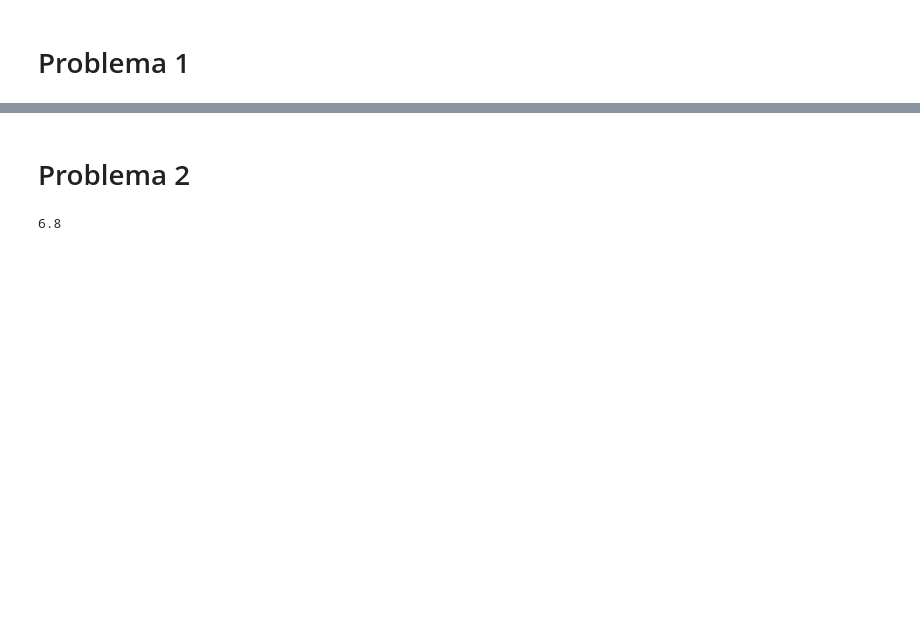
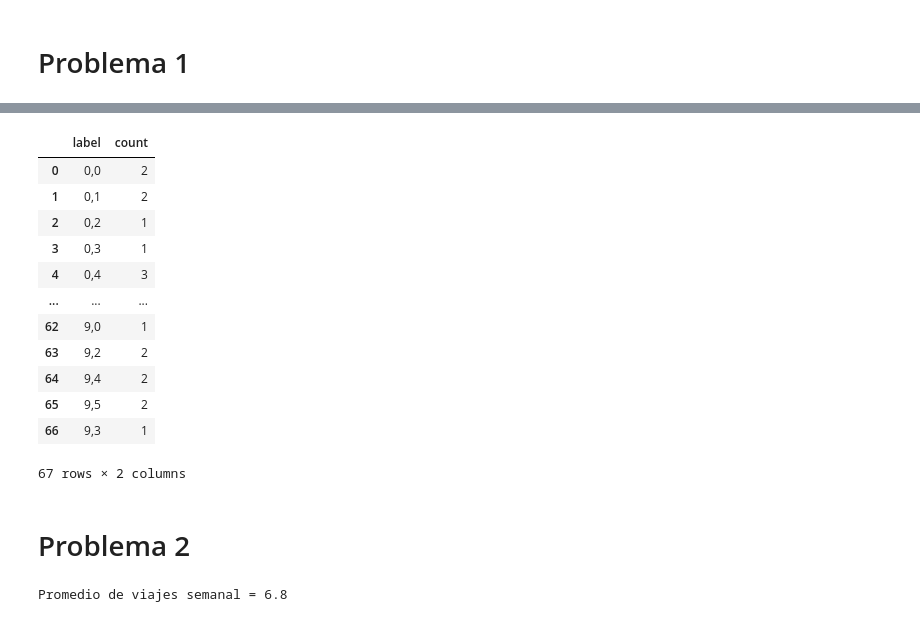
Before and after one commit to pedropereze/NW_Challenge, a Jupyter notebook: NW_DS_Challenge.ipynb, the cells around one changed output, grey strips where cells are left out. Drawn from its saved outputs; the diff is of its cells as text; code cells hidden in the pictures; blank space fills up the shorter version.

```diff
--- a/NW_DS_Challenge.ipynb
+++ b/NW_DS_Challenge.ipynb
@@ -247,0 +333,11 @@ data.iloc[ham[0],:]
+# %%
+#Ejemplo
+
+#La etiqueta '9,4' está en df_grouped 1 vez, pero '9,3' no está, por lo que agregaremos un
+#viaje '9,4' y uno '9,3' para evaluar ambos casos, para esto tomaremos el mismo viaje con
+#etiqueta '9,4' y le cambiaremos el horario a 12:00:00 para que su nueva etiqueta sea '9,3'.
+
+new_df = data[data['label']=='9,4'].copy()
+new_trip = new_df.iloc[0,:]
+new_trip.iloc[3] = pd.to_datetime('2018-05-20 12:00:00')
+new_df.loc[1,:] = new_trip
@@ -248,2 +353,19 @@ data.iloc[ham[0],:]
+# %%
+add_to_grouped(new_df)
+df_grouped
+# %% [output]
+|  | label | count |
+| 0 | 0,0 | 2 |
+| 1 | 0,1 | 2 |
+| 2 | 0,2 | 1 |
+| 3 | 0,3 | 1 |
+| 4 | 0,4 | 3 |
+| ... | ... | ... |
+| 62 | 9,0 | 1 |
+| 63 | 9,2 | 2 |
+| 64 | 9,4 | 2 |
+| 65 | 9,5 | 2 |
+| 66 | 9,3 | 1 |
+67 rows × 2 columns
 # %% [markdown]
 # Problema 2
@@ -281,5 +397,6 @@ def weekly_mean(x1,y1,x2,y2,region):
     return week_mean
 # %%
-weekly_mean(0,0,100,100,'Prague')
+#testeo region 'Prague'
+wm = weekly_mean(0,0,100,100,'Prague')
 # %% [output]
-6.8
+Promedio de viajes semanal = 6.8
```
Also changed, not shown: parts of 35 cells of this notebook.
